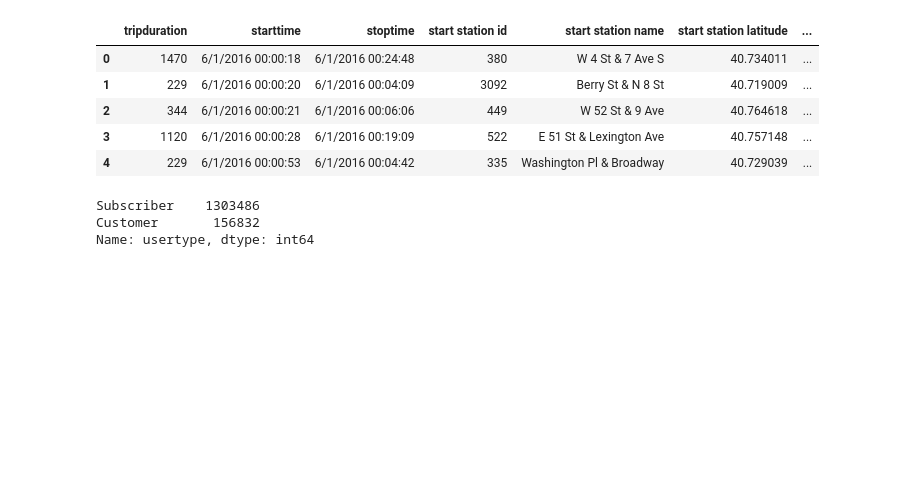
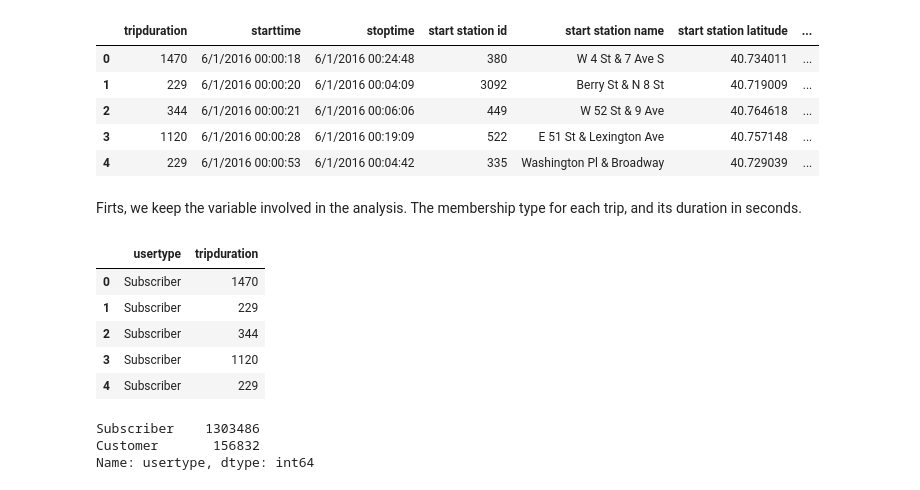
Before and after one commit to alephcero/PUI2016_fdg224, a Jupyter notebook: HW6_fdg224/HW6_2_fdg224.ipynb, the cells around one changed output. Drawn from its saved outputs; the diff is of its cells as text; code cells hidden in the pictures; blank space fills up the shorter version.

```diff
--- a/HW6_fdg224/HW6_2_fdg224.ipynb
+++ b/HW6_fdg224/HW6_2_fdg224.ipynb
@@ -94,6 +92,19 @@ df.head()
 | 2 | 344 | 6/1/2016 00:00:21 | 6/1/2016 00:06:06 | 449 | W 52 St & 9 Ave | 40.764618 | ... |
 | 3 | 1120 | 6/1/2016 00:00:28 | 6/1/2016 00:19:09 | 522 | E 51 St & Lexington Ave | 40.757148 | ... |
 | 4 | 229 | 6/1/2016 00:00:53 | 6/1/2016 00:04:42 | 335 | Washington Pl & Broadway | 40.729039 | ... |
+# %% [markdown]
+Firts, we keep the variable involved in the analysis. The membership type for each trip, and its duration in seconds.
+# %%
+#selecting a subset of data
+df = df.loc[:,['usertype','tripduration']]
+df.head()
+# %% [output]
+|  | usertype | tripduration |
+| 0 | Subscriber | 1470 |
+| 1 | Subscriber | 229 |
+| 2 | Subscriber | 344 |
+| 3 | Subscriber | 1120 |
+| 4 | Subscriber | 229 |
 # %%
 df.usertype.value_counts()
 # %% [output]
```
Also changed, not shown: parts of 22 cells of this notebook.
